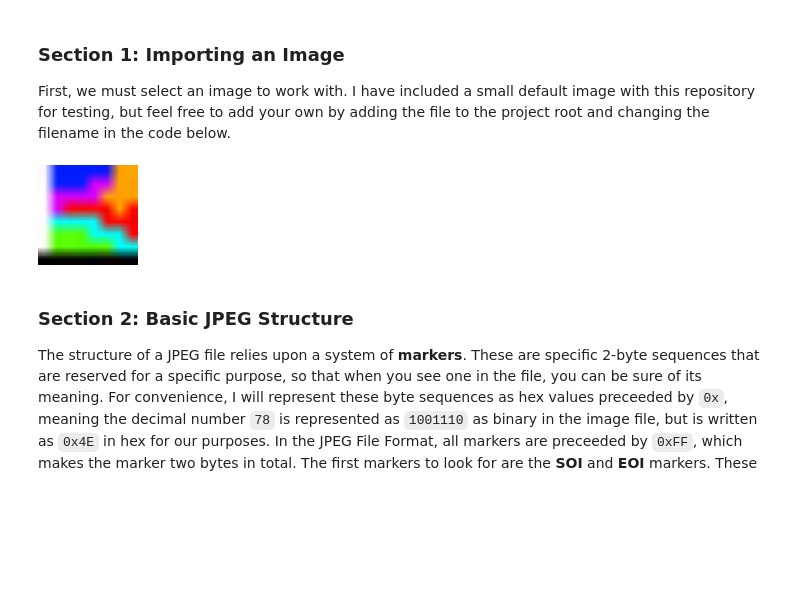
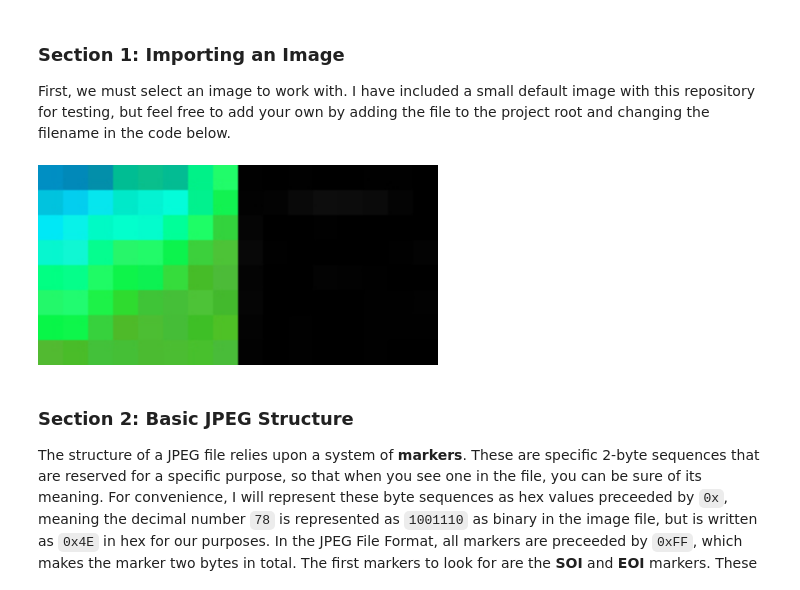
Before and after one commit to SkylerRankin/JPEG-Analysis, a Jupyter notebook: JPEG Analysis.ipynb, the cells around one changed output. Drawn from its saved outputs; the diff is of its cells as text; code cells hidden in the pictures; blank space fills up the shorter version.

```diff
--- a/JPEG Analysis.ipynb
+++ b/JPEG Analysis.ipynb
@@ -17,10 +17,10 @@ This notebook attempts to explore the mechanisms at play behind one of the most
 First, we must select an image to work with. I have included a small default image with this repository for testing, but feel free to add your own by adding the file to the project root and changing the filename in the code below.
 # %%
 from IPython.display import Image
-image_filename = "colors.jpg"
-Image(image_filename, width=100)
+image_filename = "image_no_meta.jpg"
+Image("image_scaled.jpg", width=400)
 # %% [output]
-[figure, old version]
+[figure, new version]
 # %% [markdown]
 ### Section 2: Basic JPEG Structure<a name="2"></a>
 The structure of a JPEG file relies upon a system of **markers**. These are specific 2-byte sequences that are reserved for a specific purpose, so that when you see one in the file, you can be sure of its meaning. For convenience, I will represent these byte sequences as hex values preceeded by `0x`, meaning the decimal number `78` is represented as `1001110` as binary in the image file, but is written as `0x4E` in hex for our purposes. In the JPEG File Format, all markers are preceeded by `0xFF`, which makes the marker two bytes in total.
```
Also changed, not shown: parts of 13 cells of this notebook.
